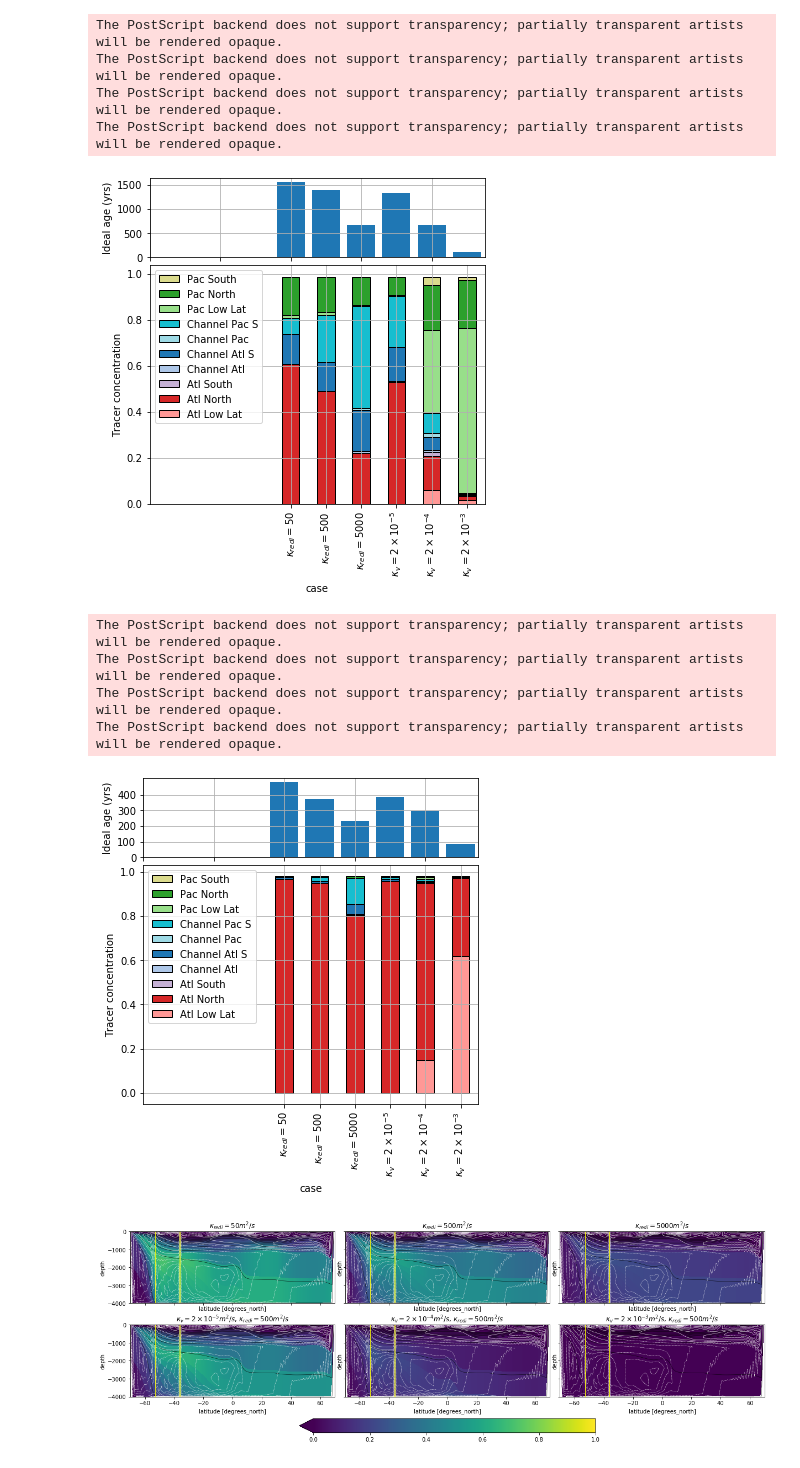
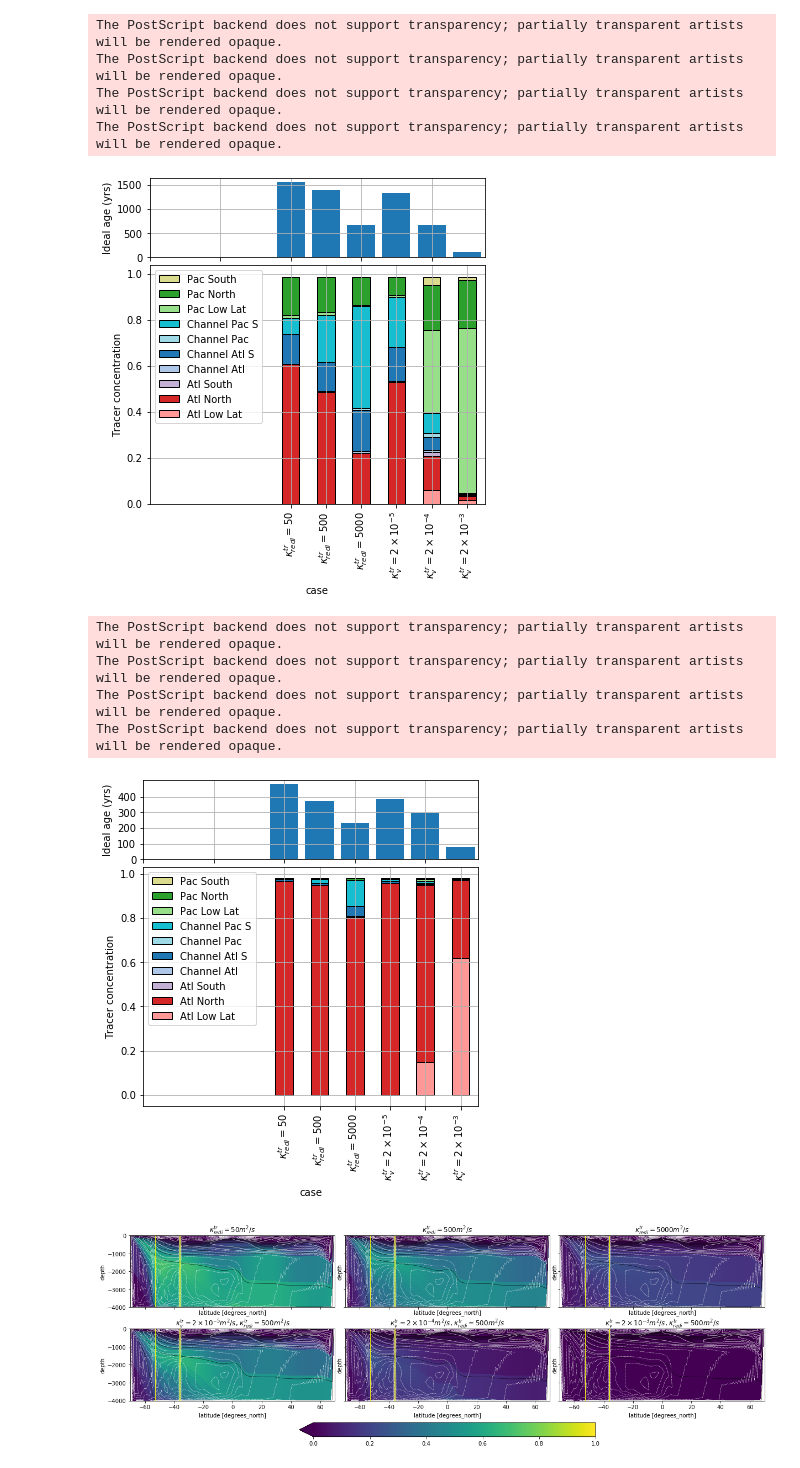
Before and after one commit to cspencerjones/tracers_two_basin, a Jupyter notebook: tracer_figures.ipynb, the cells around one changed output. Cells and saved outputs as stored; diff of their text form; code cells hidden in the pictures.

```diff
--- a/tracer_figures.ipynb
+++ b/tracer_figures.ipynb
@@ -71,35 +71,35 @@ deepPacAge=((all_tracer.mean('time') * ds.drF *ds.rA).isel(tracer=10).where(ds.X
 deepPacAge['case']=['50','500','5000','kv5','kv4','kv3']
 seriesPac = deepPac.to_series()
 fig, (ax1, ax2)  = plt.subplots(2,1,figsize=(6,6), gridspec_kw = {'height_ratios':[1, 3]})
 fig.subplots_adjust(hspace=0.05, wspace=0.05)
 ax1.bar(np.arange(0,6),deepPacAge.values/24/365/3600)
 ax1.set_xlim(-4, 5.5)
 ax1.set_yticks(np.arange(0,2000,500))
 ax1.grid(True)
 ax1.set_ylabel('Ideal age (yrs)')
 ax1.set_xticklabels((r'', r'', r'', r' ', r'',r''))
 #plt.xticks(rotation=90)
 
 series2Pac=seriesPac.reset_index(name='tracerint').groupby(['tracer','case'])['tracerint'].sum().unstack('tracer').fillna(0)
 #series2
 cmap = plt.cm.get_cmap('tab20')
 series2Pac.plot(kind='bar',ax=ax2,stacked='True', edgecolor='black',color=[cmap(7),cmap(6),cmap(9),cmap(1),cmap(0),cmap(19),cmap(18),cmap(5),cmap(4),cmap(17)])
 plt.grid(True)
 plt.xlim(-4, 5.5)
 ax2.set_ylabel('Tracer concentration')
 
 handles, labels = plt.gca().get_legend_handles_labels()
 order = [9,8,7,6,5,4,3,2,1,0]
 plt.legend([handles[idx] for idx in order],[labels[idx] for idx in order])
-ax2.set_xticklabels((r'$\kappa_{redi}=50$', r'$\kappa_{redi}=500$', r'$\kappa_{redi}=5000$', r' $\kappa_v=2 \times10^{-5}$', r'$ \kappa_v=2 \times10^{-4}$',r'$\kappa_v=2 \times10^{-3}$'))
+ax2.set_xticklabels((r'$\kappa_{redi}^{tr}=50$', r'$\kappa_{redi}^{tr}=500$', r'$\kappa_{redi}^{tr}=5000$', r' $\kappa_v^{tr}=2 \times10^{-5}$', r'$ \kappa_v^{tr}=2 \times10^{-4}$',r'$\kappa_v^{tr}=2 \times10^{-3}$'))
 fig = plt.gcf()
 fig.savefig('../tracer_figs/barchart_deepNP.eps', bbox_inches='tight')
 # %% [output]
 The PostScript backend does not support transparency; partially transparent artists will be rendered opaque.
 The PostScript backend does not support transparency; partially transparent artists will be rendered opaque.
 The PostScript backend does not support transparency; partially transparent artists will be rendered opaque.
 The PostScript backend does not support transparency; partially transparent artists will be rendered opaque.
-[figure, old version]
+[figure, new version]
 # %%
 #barchart for north Atlantic
 all_tracer=xr.concat([all_tracers50, all_tracers500, all_tracers5000,all_tracerskv5,all_tracerskv4,all_tracerskv3],'case')
@@ -126,7 +126,7 @@ series2Atl.plot(kind='bar',ax=ax2,stacked='True', edgecolor='black',color=[cmap(
 plt.grid(True)
 plt.xlim(-4, 5.5)
 ax2.set_ylabel('Tracer concentration')
-ax2.set_xticklabels((r'$\kappa_{redi}=50$', r'$\kappa_{redi}=500$', r'$\kappa_{redi}=5000$', r' $\kappa_v=2 \times10^{-5}$', r'$ \kappa_v=2 \times10^{-4}$',r'$\kappa_v=2 \times10^{-3}$'))
+ax2.set_xticklabels((r'$\kappa_{redi}^{tr}=50$', r'$\kappa_{redi}^{tr}=500$', r'$\kappa_{redi}^{tr}=5000$', r' $\kappa_v^{tr}=2 \times10^{-5}$', r'$ \kappa_v^{tr}=2 \times10^{-4}$',r'$\kappa_v^{tr}=2 \times10^{-3}$'))
 handles, labels = plt.gca().get_legend_handles_labels()
 order = [9,8,7,6,5,4,3,2,1,0]
 plt.legend([handles[idx] for idx in order],[labels[idx] for idx in order])
@@ -137,7 +137,7 @@ The PostScript backend does not support transparency; partially transparent arti
 The PostScript backend does not support transparency; partially transparent artists will be rendered opaque.
 The PostScript backend does not support transparency; partially transparent artists will be rendered opaque.
 The PostScript backend does not support transparency; partially transparent artists will be rendered opaque.
-[figure, old version]
+[figure, new version]
 # %%
 #Calculate tracer concentration zonally averges along buoyancy surfaces
 trac=xr.concat([all_tracers50,all_tracers500,all_tracers5000,all_tracerskv5,all_tracerskv4,all_tracerskv3],dim='case')
```
Also changed, not shown: parts of 1 cell of this notebook, 1 other file.
